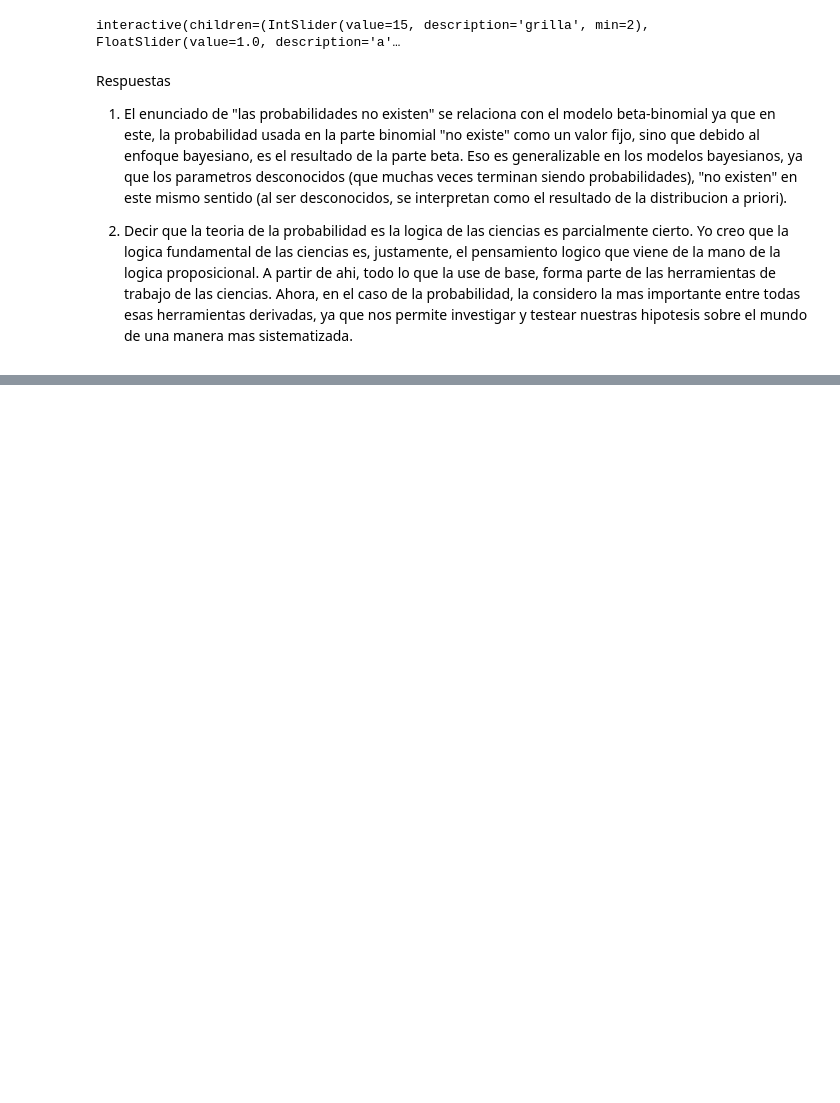
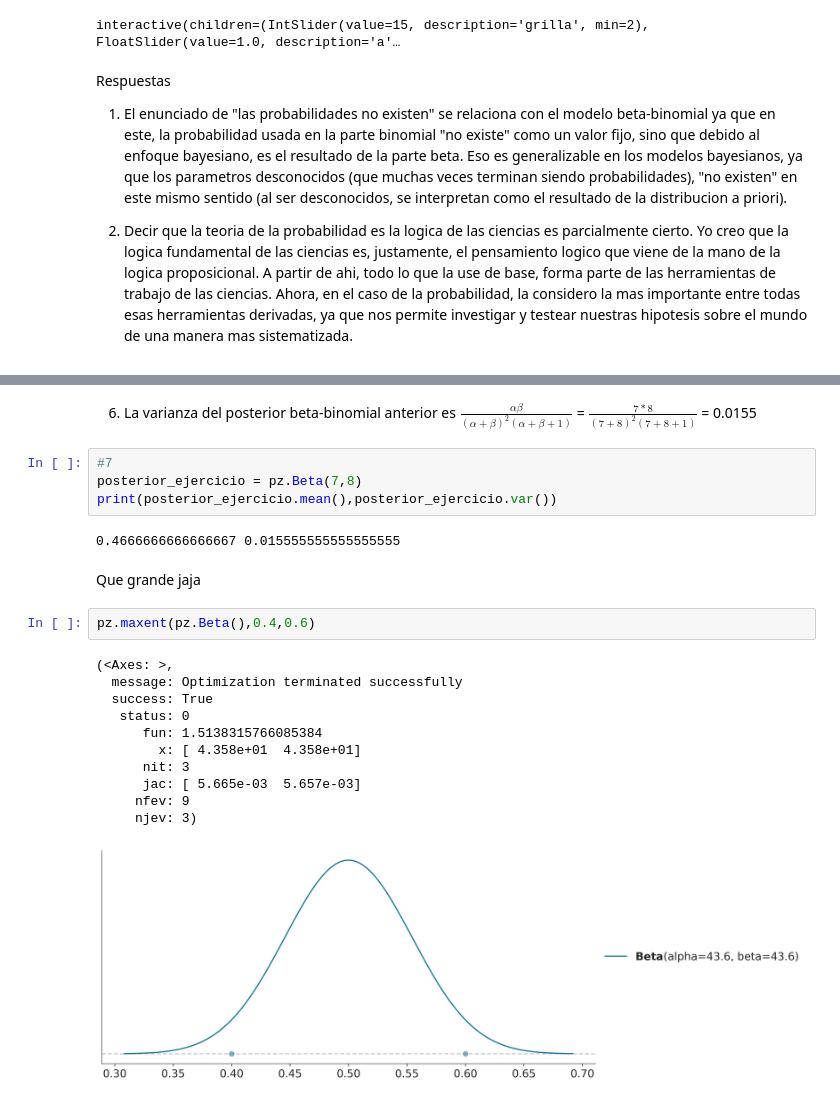
Before and after one commit to ulrich-marcelo/estadistica_e_inferencia_II, a Jupyter notebook: 01_Inferencia_Bayesiana.ipynb, the cells around one changed output, grey strips where cells are left out. Cells and saved outputs as stored; diff of their text form; blank space fills up the shorter version.

```diff
--- a/01_Inferencia_Bayesiana.ipynb
+++ b/01_Inferencia_Bayesiana.ipynb
@@ -522,0 +527,24 @@ Explicar
+# %% [markdown]
+6. La varianza del posterior beta-binomial anterior es $\frac{\alpha \beta}{(\alpha+\beta)^2(\alpha+\beta+1)}$ =  $\frac{7 * 8}{(7+8)^2(7+8+1)}$ = 0.0155
+# %%
+#7
+posterior_ejercicio = pz.Beta(7,8)
+print(posterior_ejercicio.mean(),posterior_ejercicio.var())
+# %% [output]
+0.4666666666666667 0.015555555555555555
+# %% [markdown]
+Que grande jaja
+# %%
+pz.maxent(pz.Beta(),0.4,0.6)
+# %% [output]
+(<Axes: >,
+  message: Optimization terminated successfully
+  success: True
+   status: 0
+      fun: 1.5138315766085384
+        x: [ 4.358e+01  4.358e+01]
+      nit: 3
+      jac: [ 5.665e-03  5.657e-03]
+     nfev: 9
+     njev: 3)
+[figure, added]
```
Also changed, not shown: parts of 8 cells of this notebook.
